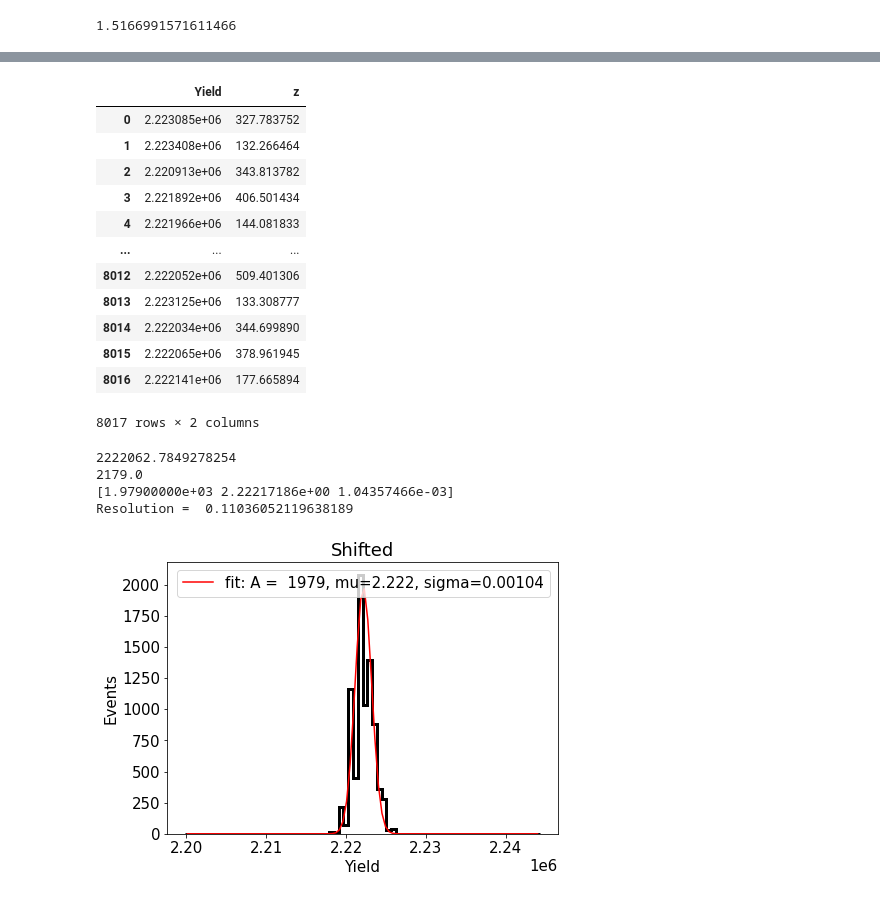
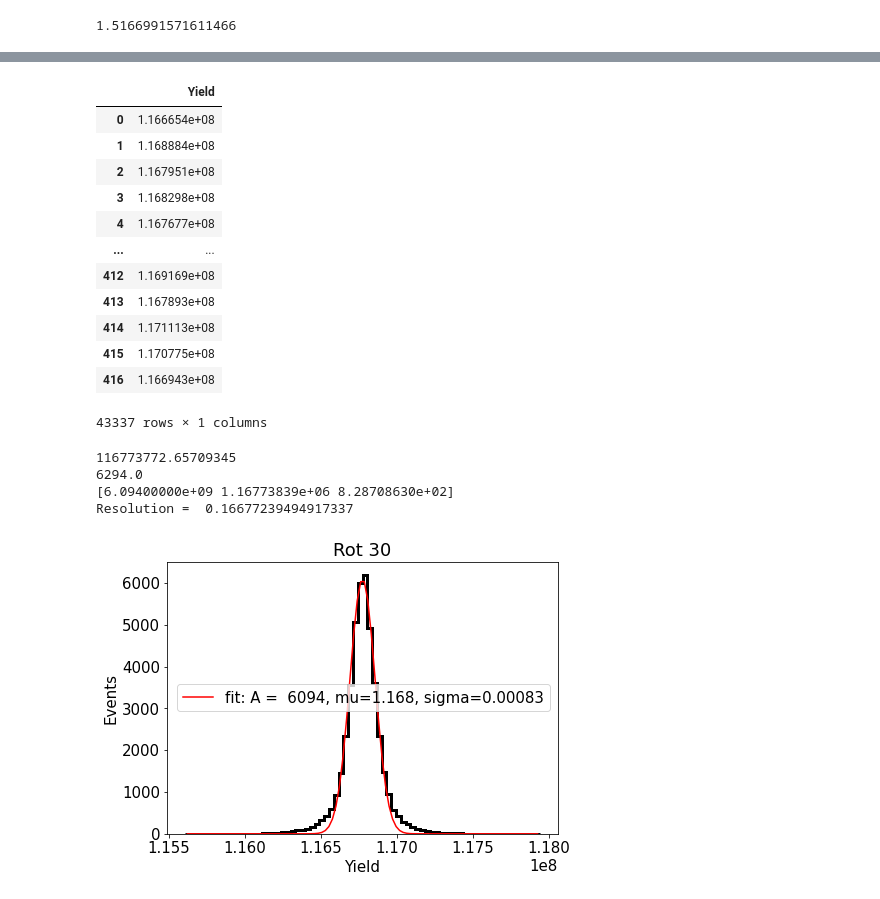
Before and after one commit to kvjmistry/GarfieldCode, a Jupyter notebook: Electroluminescence/notebooks/CalcTrackRes.ipynb, the cells around one changed output, grey strips where cells are left out. Saved outputs shown, nothing was run; the diff lists cells and outputs as text; code cells hidden in the pictures.

```diff
--- a/Electroluminescence/notebooks/CalcTrackRes.ipynb
+++ b/Electroluminescence/notebooks/CalcTrackRes.ipynb
@@ -14,9 +14,12 @@ plt.rcParams["font.size"] = 15
 plt.rcParams["figure.figsize"] = 7,5
 # %%
 # Load in the unit cell and create map
-unitcell = pd.read_hdf("../Maps/unitcell_Shifted.h5","Yields")
-# unitcell = pd.read_hdf("../Maps/unitcell_Aligned.h5","Yields")
 
+mode = "Rot30"
+# mode = "Shifted"
+# mode = "Aligned"
+
+unitcell = pd.read_hdf(f"../Maps/unitcell_{mode}.h5","Yields")
 
 
 # Plot the loaded in unitcell
@@ -25,9 +28,9 @@ sc = plt.scatter(unitcell["x"], unitcell["y"], c=unitcell["excitation"])
 plt.colorbar(sc, label='Average EL Yield')
 plt.xlabel("x [mm]")
 plt.ylabel("y [mm]")
-plt.title("Aligned")
-plt.xlim(-1.5, 1.5)
-plt.ylim(-2., 2.)
+plt.title(mode)
+# plt.xlim(-1.5, 1.5)
+# plt.ylim(-2., 2.)
 plt.tight_layout()
 plt.show()
 
@@ -60,6 +63,7 @@ mode = "kr"
 
 if (mode == "kr"):
     input_file = "/Users/mistryk2/Packages/nexus//NEW.eminus_40keV.next.h5"
+    input_file = "../NEW.eminus.next.h5"
 else:
     input_file = "/Users/mistryk2/Packages/nexus//NEW.eminus.next.h5"
 
@@ -120,7 +124,7 @@ hits = hits.drop(columns = ["energy"])
 # Get the average z position of the event
 hits['z_mean'] = hits.groupby(["event_id"])["z"].transform('mean')
 hits = hits.drop(columns = ["z"])
-hits = hits[hits["z_mean"] > 100]
+# hits = hits[hits["z_mean"] > 100]
 
 display(hits)
 print(len(hits.event_id.unique()))
@@ -151,6 +155,10 @@ y: -207.8899383544922
 # %%
 # Transform x, y positions to unit cell positions
 hexsize = (1.25+0.127/2.0)/(np.cos(30*np.pi/180))
+
+if (mode == "Rot30"):
+    hexsize = 24.446 # mm
+
 print(hexsize)
 
 # Define bins in q and r space
@@ -273,16 +281,21 @@ Event: 9998 Yield:  2222141.472839909
 # Make a histogram of the total photon yeilds
 plt.figure()
 
-Yields_df = pd.DataFrame()
-Yields_df["Yield"] = Yields
-Yields_df["z"] = z_avg
-display(Yields_df)
-
+# Yields_df = pd.DataFrame()
+# Yields_df["Yield"] = Yields
+# Yields_df["z"] = z_avg
+# display(Yields_df)
 
 # Optionally load in file with higher stats
 # Yields_df = pd.read_hdf("../Files/Shifted/Yields_Merge_Shifted.h5")
-# # Yields_df = pd.read_hdf("../Files/Aligned/Yields_Merge_Aligned.h5")
+# Yields_df = pd.read_hdf("../Files/Aligned/Yields_Merge_Aligned.h5")
+Yields_df = pd.read_hdf("../Files/Rotated/Yields_Merge_Rot30.h5")
+# Yields_df = pd.read_hdf("../Files/Rotated/Yields_Merge_Rot30Kr.h5")
+# Yields_df = pd.read_hdf("../Files/Shifted/Yields_Merge_ShiftedKr.h5")
+# Yields_df = pd.read_hdf("../Files/Aligned/Yields_Merge_AlignedKr.h5")
 Yields = Yields_df.Yield.values
+
+display(Yields_df)
 
 
 if (mode == "kr"):
@@ -293,50 +306,50 @@ else:
     bins_x = np.linspace(1.365e8, 1.366e8, 15)
     scale = 1e8
 
 bins_x = np.linspace(np.median(Yields)-np.median(Yields)*0.01, np.median(Yields)+np.median(Yields)*0.01, 75)
 print(np.median(Yields))
 
 counts, xbins, _ = plt.hist(Yields, bins = bins_x, histtype="step", color = "black", linewidth=3)
 # plt.xlim(-200, 6200)
 plt.xlabel("Yield")
 plt.ylabel("Events")
 
 xbins/=scale
 
 # Fit the distribution
 def Gaussian_(x, A, mu, sigma):
     return A * np.exp(-(x-mu)*(x-mu)/(2*sigma*sigma))
 
 bin_centers = xbins+ (xbins[1]-xbins[0])/2.0
 bin_centers = bin_centers[:-1]
 
 print(max(counts)+100)
 
 popt, pcov = curve_fit(Gaussian_, bin_centers, counts, bounds  = ([max(counts)-100 , np.median(bin_centers)-np.median(bin_centers)*0.0001, 0], [max(counts)+100, np.mean(bin_centers)+np.mean(bin_centers)*0.0001, np.inf]), maxfev=50000)
-print(popt)
+print(popt*1e6)
 
 plt.plot(np.linspace(min(bin_centers)*scale, max(bin_centers)*scale, 100), Gaussian_(np.linspace(min(bin_centers), max(bin_centers), 100), *popt), 'r-',label='fit: A = %5.0f, mu=%5.3f, sigma=%5.5f' % tuple(popt))
 print("Resolution = ",100* 2.35*popt[2]/popt[1] )
 
-plt.title("Shifted")
+plt.title("Rot 30")
 plt.legend()
 plt.show()
 # %% [output]
-|  | Yield | z |
-| 0 | 2.223085e+06 | 327.783752 |
-| 1 | 2.223408e+06 | 132.266464 |
-| 2 | 2.220913e+06 | 343.813782 |
-| 3 | 2.221892e+06 | 406.501434 |
-| 4 | 2.221966e+06 | 144.081833 |
-| ... | ... | ... |
-| 8012 | 2.222052e+06 | 509.401306 |
-| 8013 | 2.223125e+06 | 133.308777 |
-| 8014 | 2.222034e+06 | 344.699890 |
-| 8015 | 2.222065e+06 | 378.961945 |
-| 8016 | 2.222141e+06 | 177.665894 |
+|  | Yield |
+| 0 | 1.166654e+08 |
+| 1 | 1.168884e+08 |
+| 2 | 1.167951e+08 |
+| 3 | 1.168298e+08 |
+| 4 | 1.167677e+08 |
+| ... | ... |
+| 412 | 1.169169e+08 |
+| 413 | 1.167893e+08 |
+| 414 | 1.171113e+08 |
+| 415 | 1.170775e+08 |
+| 416 | 1.166943e+08 |
-8017 rows × 2 columns
+43337 rows × 1 columns
-2222062.7849278254
-2179.0
-[1.97900000e+03 2.22217186e+00 1.04357466e-03]
-Resolution =  0.11036052119638189
+116773772.65709345
+6294.0
+[6.09400000e+09 1.16773839e+06 8.28708630e+02]
+Resolution =  0.16677239494917337
-[figure, old version]
+[figure, new version]
```
Also changed, not shown: parts of 4 cells of this notebook, 2 other files.
